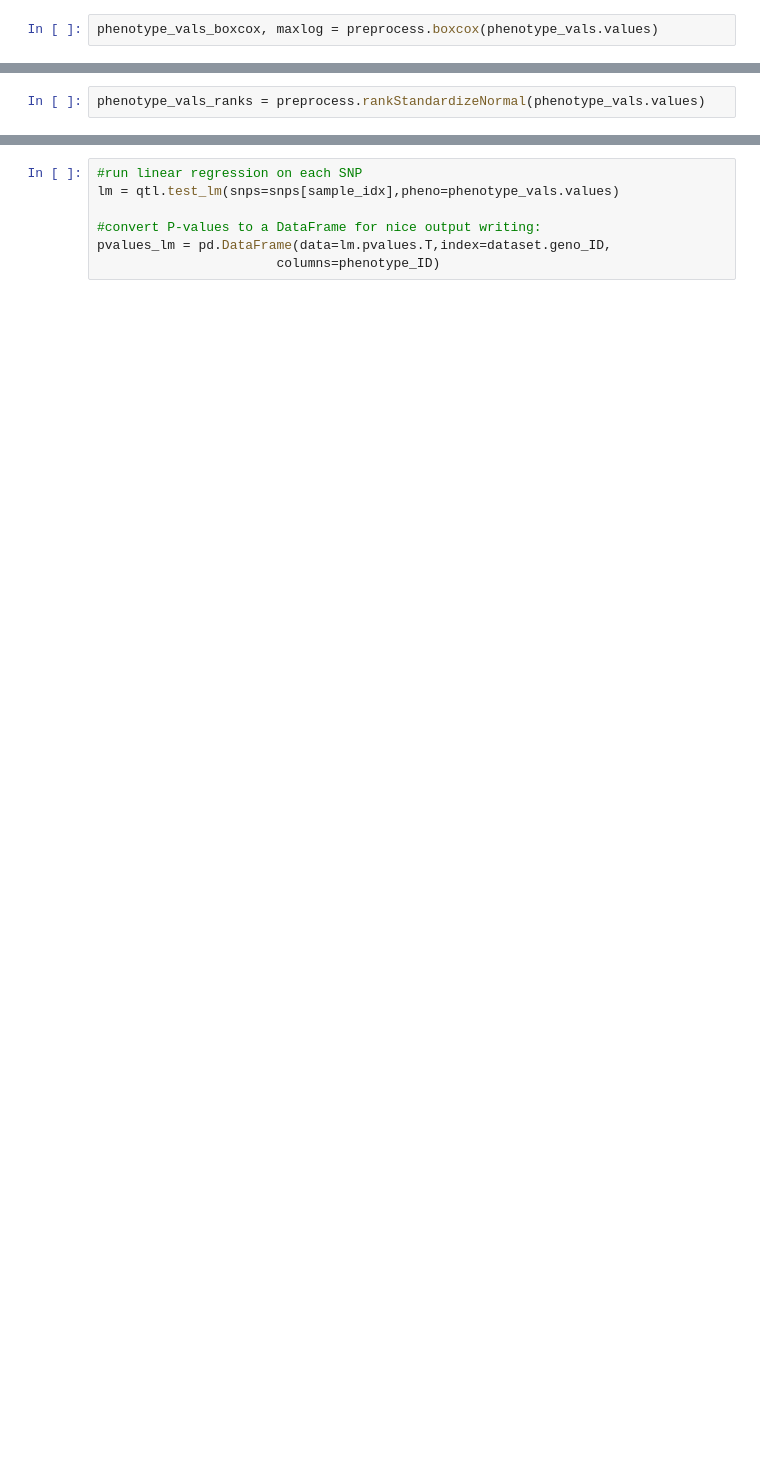
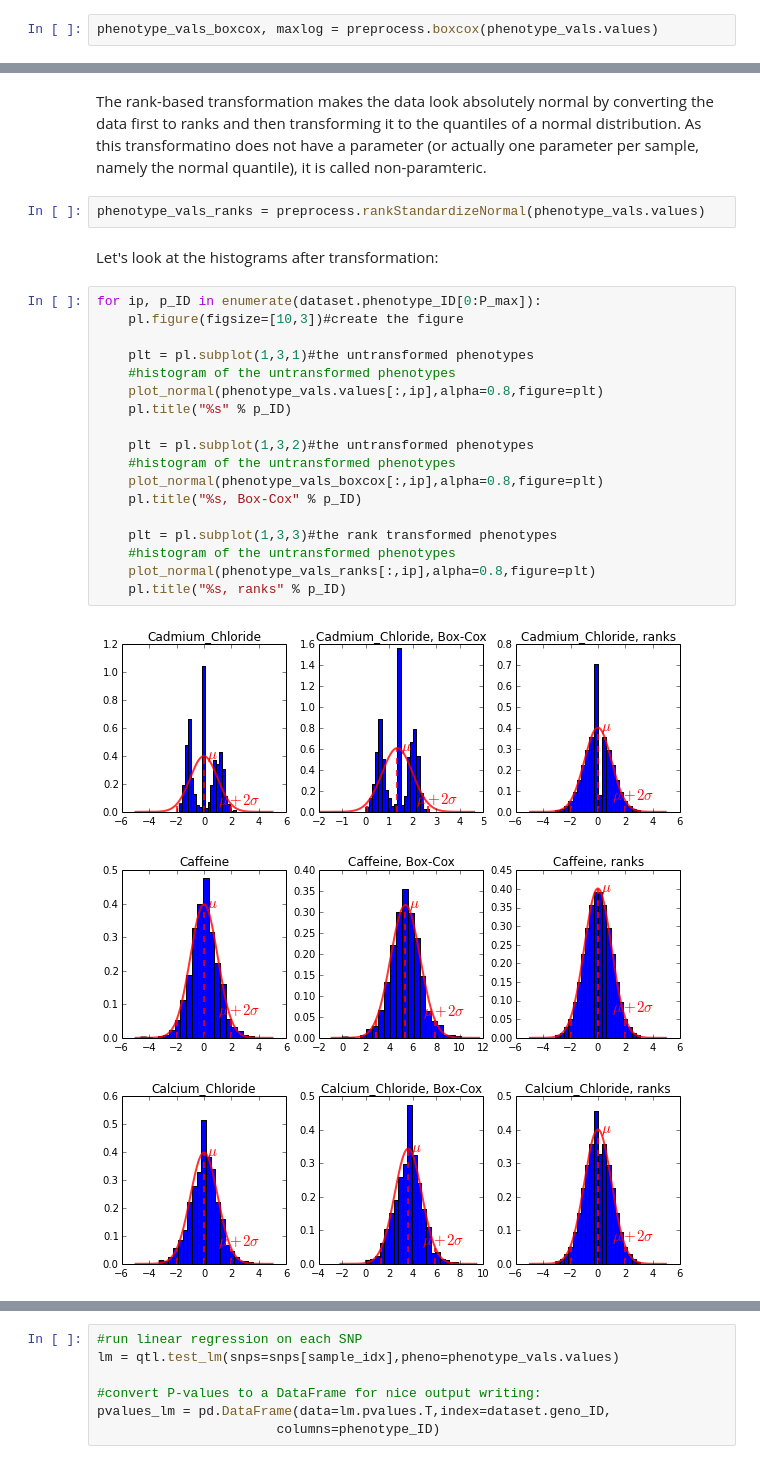
Before and after one commit to PMBio/limix-tutorials, a Jupyter notebook: EMBO_course/QTL_mapping1.ipynb, the cells around one changed output, grey strips where cells are left out. Saved outputs shown, nothing was run; the diff lists cells and outputs as text; blank space fills up the shorter version.

```diff
--- a/EMBO_course/QTL_mapping1.ipynb
+++ b/EMBO_course/QTL_mapping1.ipynb
@@ -61,2 +63,28 @@ phenotype_vals_boxcox, maxlog = preprocess.boxcox(phenotype_vals.values)
+# %% [markdown]
+The rank-based transformation makes the data look absolutely normal by converting the data first to ranks and then transforming it to the quantiles of a normal distribution. As this transformatino does not have a parameter (or actually one parameter per sample, namely the normal quantile), it is called non-paramteric.
 # %%
 phenotype_vals_ranks = preprocess.rankStandardizeNormal(phenotype_vals.values)
+# %% [markdown]
+Let's look at the histograms after transformation:
+# %%
+for ip, p_ID in enumerate(dataset.phenotype_ID[0:P_max]):
+    pl.figure(figsize=[10,3])#create the figure
+
+    plt = pl.subplot(1,3,1)#the untransformed phenotypes
+    #histogram of the untransformed phenotypes
+    plot_normal(phenotype_vals.values[:,ip],alpha=0.8,figure=plt)
+    pl.title("%s" % p_ID)
+
+    plt = pl.subplot(1,3,2)#the untransformed phenotypes
+    #histogram of the untransformed phenotypes
+    plot_normal(phenotype_vals_boxcox[:,ip],alpha=0.8,figure=plt)
+    pl.title("%s, Box-Cox" % p_ID)
+
+    plt = pl.subplot(1,3,3)#the rank transformed phenotypes
+    #histogram of the untransformed phenotypes
+    plot_normal(phenotype_vals_ranks[:,ip],alpha=0.8,figure=plt)
+    pl.title("%s, ranks" % p_ID)
+# %% [output]
+[figure, added]
+[figure, added]
+[figure, added]
```
Also changed, not shown: parts of 24 cells of this notebook.
